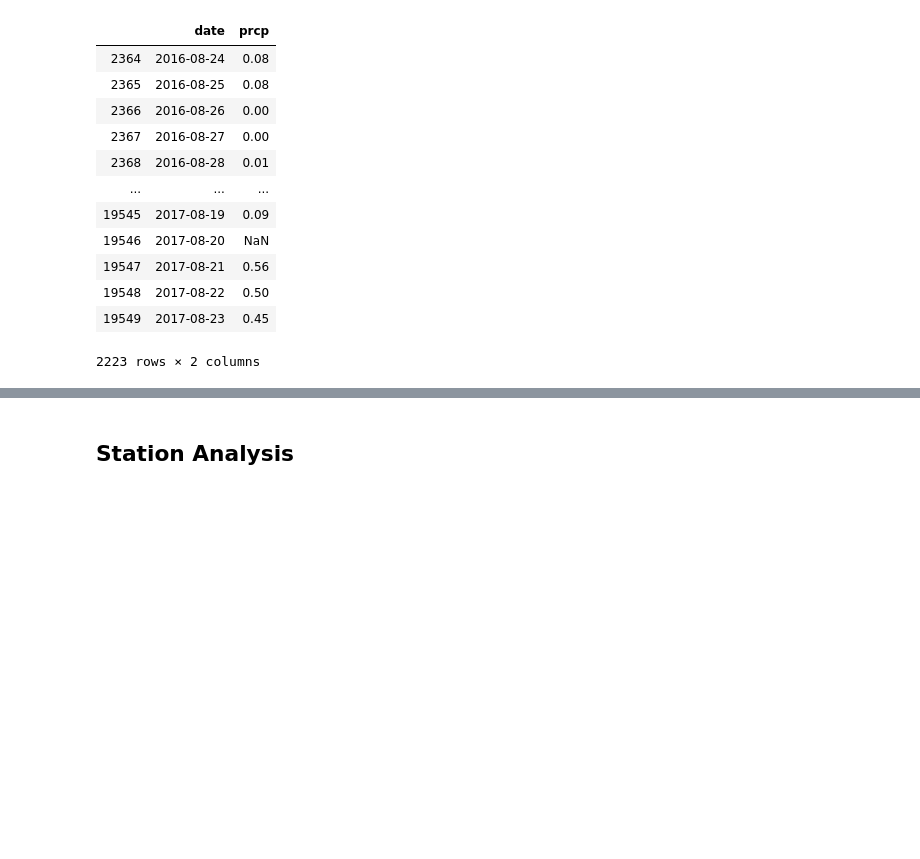
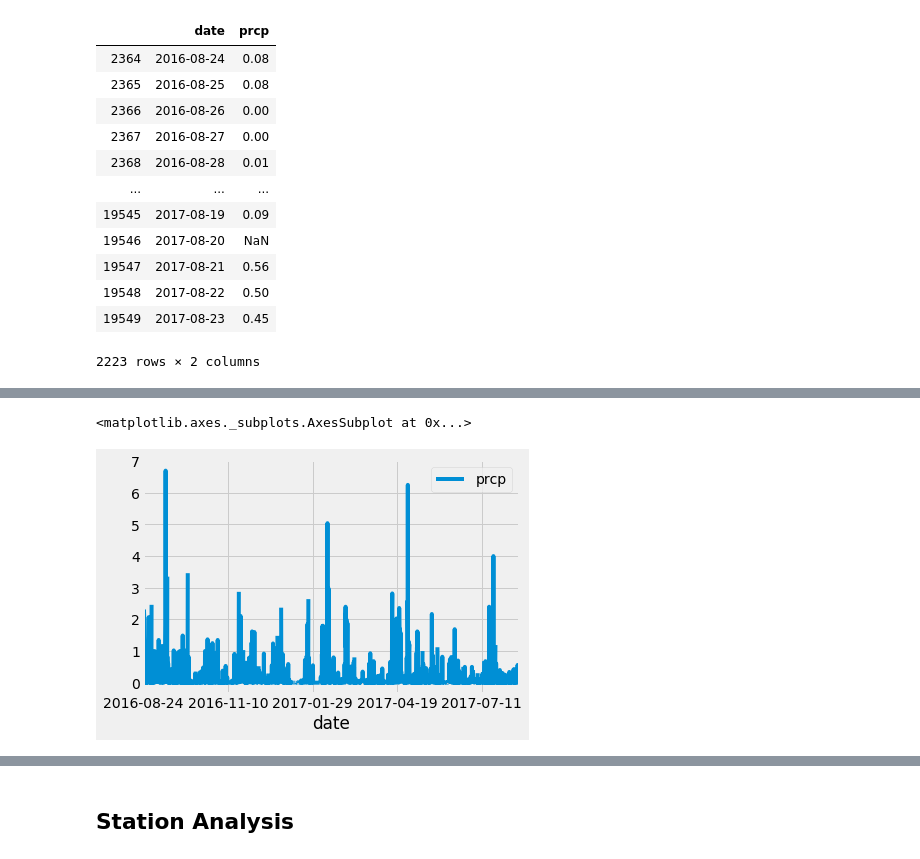
Before and after one commit to kgremillion/sqlalchemy-challenge, a Jupyter notebook: climate_starter.ipynb, the cells around one changed output, grey strips where cells are left out. Drawn from its saved outputs; the diff is of its cells as text; code cells hidden in the pictures; blank space fills up the shorter version.

```diff
--- a/climate_starter.ipynb
+++ b/climate_starter.ipynb
@@ -22,6 +20,8 @@ Base = automap_base()
 
 # engine, suppose it has two tables 'user' and 'address' set up
 engine = create_engine("sqlite:///Resources/hawaii.sqlite")
+conn = engine.connect()
+
 
 # reflect the tables
 Base.prepare(engine, reflect=True)
@@ -113,6 +84,3 @@ data_12mo
 | 19548 | 2017-08-22 | 0.50 |
 | 19549 | 2017-08-23 | 0.45 |
 2223 rows × 2 columns
-# %%
-data_12mo.set_index('date')
-data_12mo.date.sort_values()
@@ -145,0 +87,4 @@ data_12mo.describe()
+# %%
+# sort the data by the date
+date_12mo_sort = data_12mo.sort_values(by=['date'], ascending=True)
+date_12mo_sort
@@ -145,0 +105,6 @@ data_12mo.describe()
+# %%
+# plot the dataframe for date & percipitation level
+date_12mo_sort.plot('date', 'prcp')
+# %% [output]
+<matplotlib.axes._subplots.AxesSubplot at 0x...>
+[figure, added]
```
Also changed, not shown: parts of 39 cells of this notebook, 1 other file.
